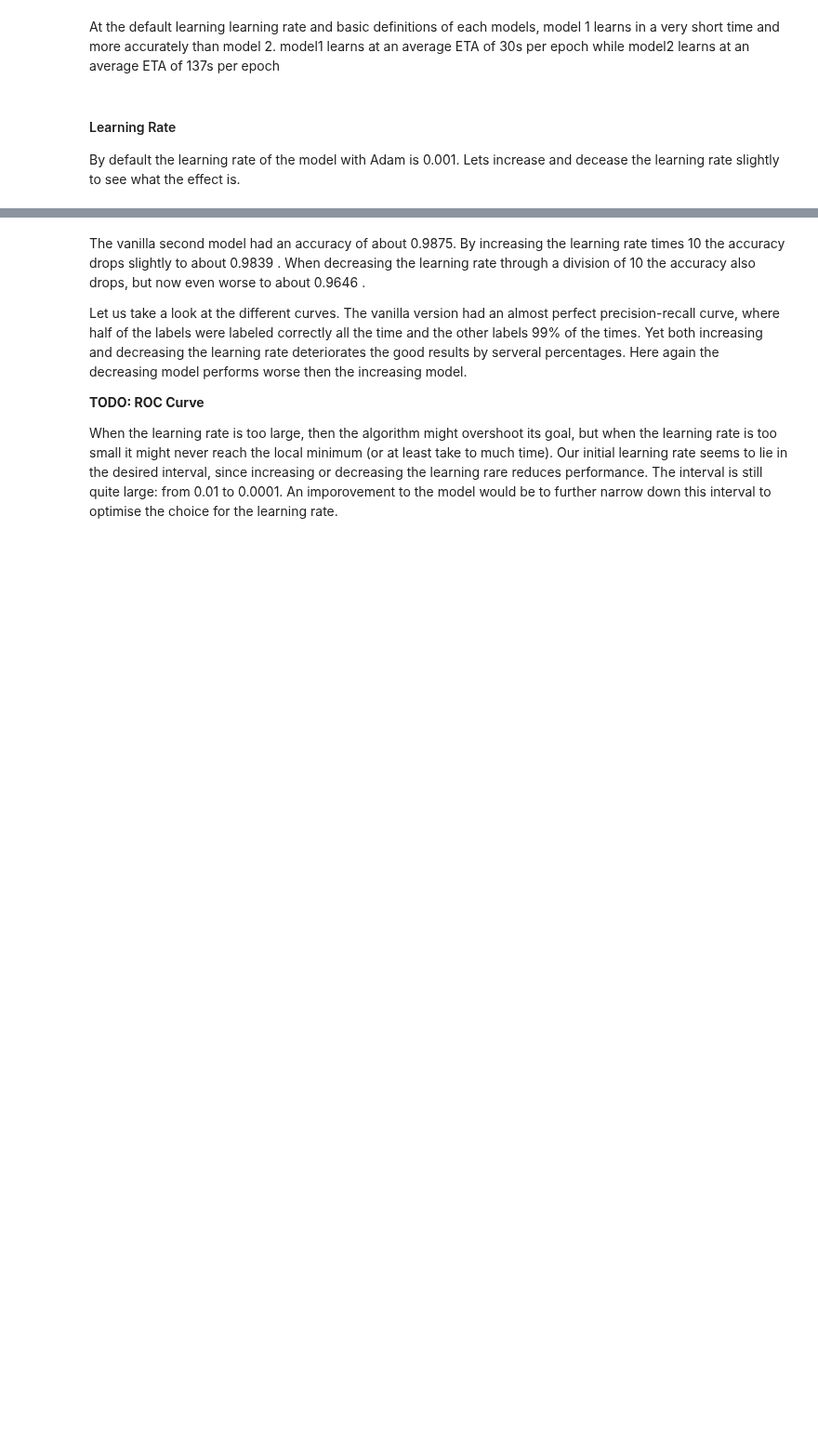
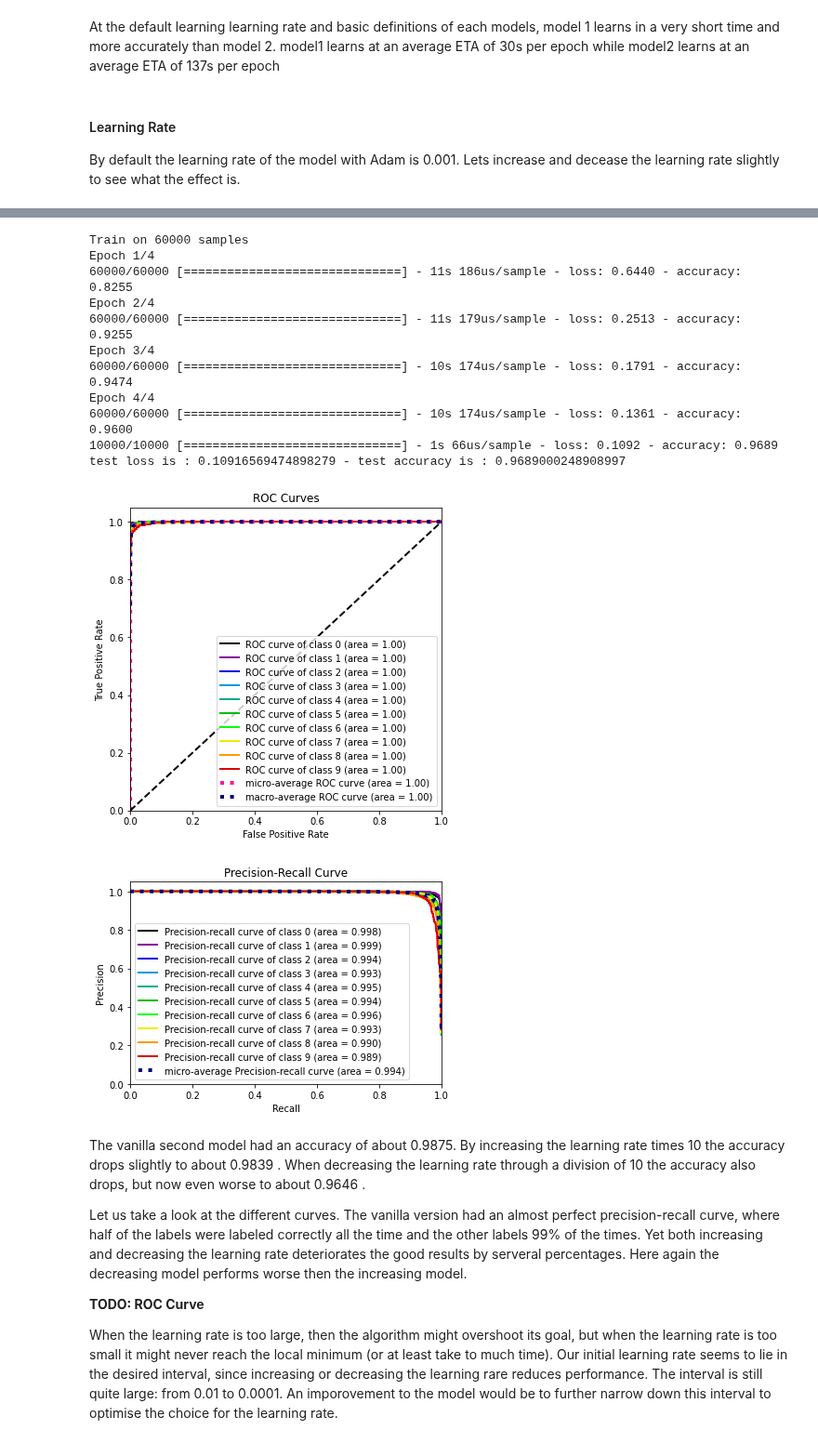
Before and after one commit to Adrieennn/CNN, a Jupyter notebook: NN.ipynb, the cells around one changed output, grey strips where cells are left out. Shown at 93% size. Cells and saved outputs as stored; diff of their text form; code cells hidden in the pictures; blank space fills up the shorter version.

```diff
--- a/NN.ipynb
+++ b/NN.ipynb
@@ -225,23 +221,37 @@ AttributeError: module 'tensorflow.python.keras.api._v1.keras.optimizers' has no
 # %%
 model2_decrease_lr = keras.Sequential([
         layers.Conv2D(filters=6, kernel_size=(3, 3), activation='relu', input_shape=(28,28,1)),
         layers.AveragePooling2D(),
         layers.Conv2D(filters=16, kernel_size=(3, 3), activation='relu'),
         layers.AveragePooling2D(),
         layers.Flatten(),
         layers.Dense(units=120, activation='relu'),
         layers.Dense(units=84, activation='relu'),
         layers.Dense(units=10, activation = 'softmax')
     ])
 
-model2_decrease_lr.compile(optimizer = tf.keras.optimizers.adam(learning_rate=0.0001)
+model2_decrease_lr.compile(optimizer = tf.keras.optimizers.Adam(learning_rate=0.0001)
 , loss = "sparse_categorical_crossentropy", metrics = ["accuracy"])
 
 model2_decrease_lr.fit(x_train, y_train, epochs = 4)
 
 accuracy(model2_decrease_lr, x_test, y_test)
 roc_curve(model2_decrease_lr, x_test, y_test)
 precision_recall(model2_decrease_lr, x_test, y_test)
+# %% [output]
+Train on 60000 samples
+Epoch 1/4
+60000/60000 [==============================] - 11s 186us/sample - loss: 0.6440 - accuracy: 0.8255
+Epoch 2/4
+60000/60000 [==============================] - 11s 179us/sample - loss: 0.2513 - accuracy: 0.9255
+Epoch 3/4
+60000/60000 [==============================] - 10s 174us/sample - loss: 0.1791 - accuracy: 0.9474
+Epoch 4/4
+60000/60000 [==============================] - 10s 174us/sample - loss: 0.1361 - accuracy: 0.9600
+10000/10000 [==============================] - 1s 66us/sample - loss: 0.1092 - accuracy: 0.9689
+test loss is : 0.10916569474898279 - test accuracy is : 0.9689000248908997
+[figure, added]
+[figure, added]
 # %% [markdown]
 The vanilla second model had an accuracy of about 0.9875. By increasing the learning rate times 10 the accuracy  drops slightly to about 0.9839 . When decreasing the learning rate through a division of 10 the accuracy also drops, but now even worse to about 0.9646 .
 
```
Also changed, not shown: parts of 19 cells of this notebook.
